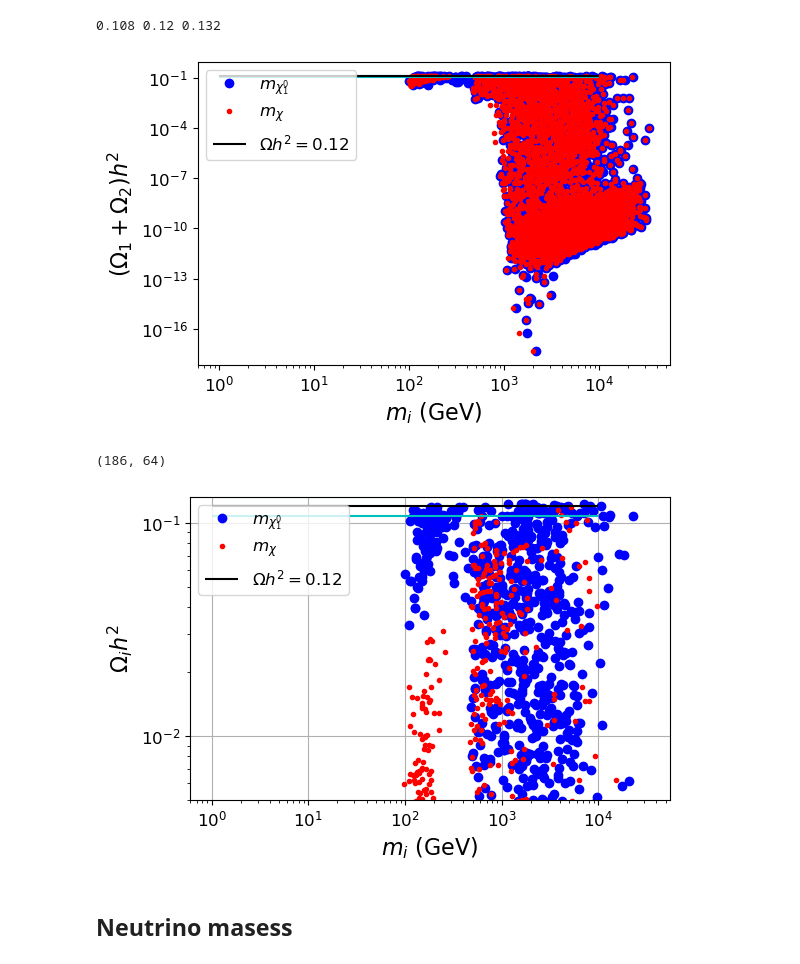
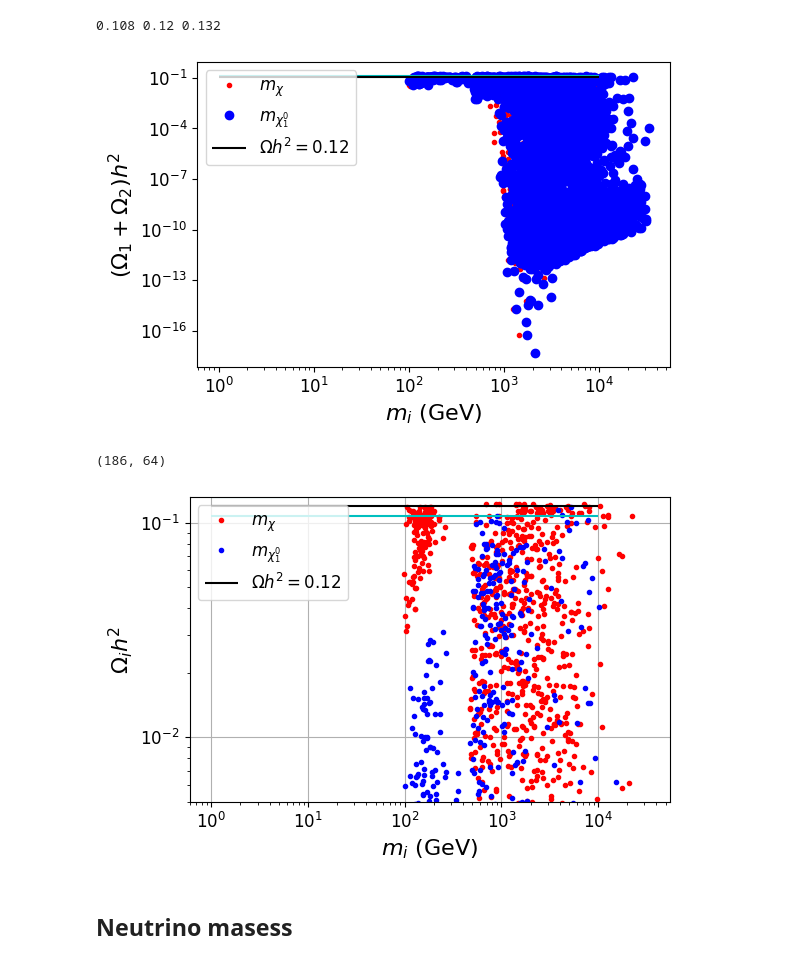
Before and after one commit to davidsuarezr/MDEO, a Jupyter notebook: random-scan-v3.ipynb, the cells around one changed output. Drawn from its saved outputs; the diff is of its cells as text; code cells hidden in the pictures.

```diff
--- a/random-scan-v3.ipynb
+++ b/random-scan-v3.ipynb
@@ -273,8 +273,8 @@ print( Omega_min, Omega,Omega_max)
 # %%
 plt.figure(figsize=(6,4))
 
+plt.loglog(xd.mChi,(xd.Omega1+xd.Omega2),'r.',label='$m_\chi$')
 plt.loglog(xd.mXi_1,(xd.Omega1+xd.Omega2),'bo',label='$m_{\chi_1^0}$')
-plt.loglog(xd.mChi,(xd.Omega1+xd.Omega2),'r.',label='$m_\chi$')
 
 plt.hlines(Omega_max,1,1e4, 'c',label=r'')
 plt.hlines(Omega_min,1,1e4, 'c',label=r'')
@@ -290,7 +290,7 @@ plt.legend()
 
 plt.tight_layout()
 # %% [output]
-[figure, old version]
+[figure, new version]
 # %%
 yd = xd[np.logical_and((xd.Omega1+xd.Omega2)>Omega_min,(xd.Omega1+xd.Omega2)<Omega_max)]
 
@@ -302,25 +302,25 @@ yd.shape
 # %%
 plt.figure(figsize=(6,4))
 
-plt.loglog(xd.mXi_1,xd.Omega1,'bo',label='$m_{\chi_1^0}$')
-plt.loglog(xd.mChi,xd.Omega2,'r.',label='$m_\chi$')
+plt.loglog(xd.mChi,xd.Omega1,'r.',label='$m_\chi$')
+plt.loglog(xd.mXi_1,xd.Omega2,'b.',label='$m_{\chi_1^0}$')
 
 plt.hlines(Omega_max,1,1e4, 'c',label=r'')
 plt.hlines(Omega_min,1,1e4, 'c',label=r'')
 
 plt.hlines(Omega,1,1e4, 'k',label=r'$\Omega h^2=$0.12')
 
 plt.xlabel(r'$m_i$ (GeV)',size=16)
 plt.ylabel(r'$\Omega_i h^2$',size=16)
 plt.legend()
 plt.grid()
 
 #plt.ylim(Omega_min,Omega_max)
 plt.ylim(5e-3,Omega_max)
 
 plt.tight_layout()
 # %% [output]
-[figure, old version]
+[figure, new version]
 # %% [markdown]
 ## Neutrino masess
 # %%
```
Also changed, not shown: parts of 12 cells of this notebook.
